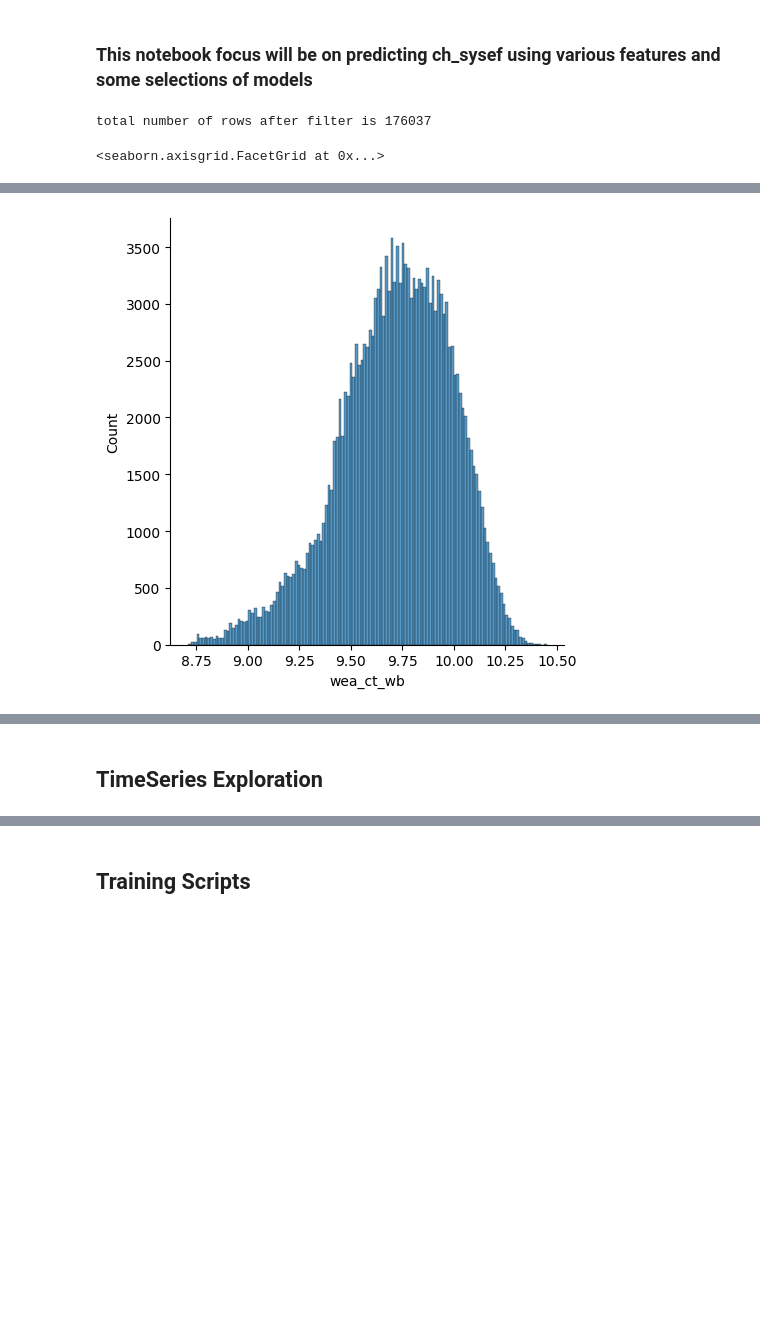
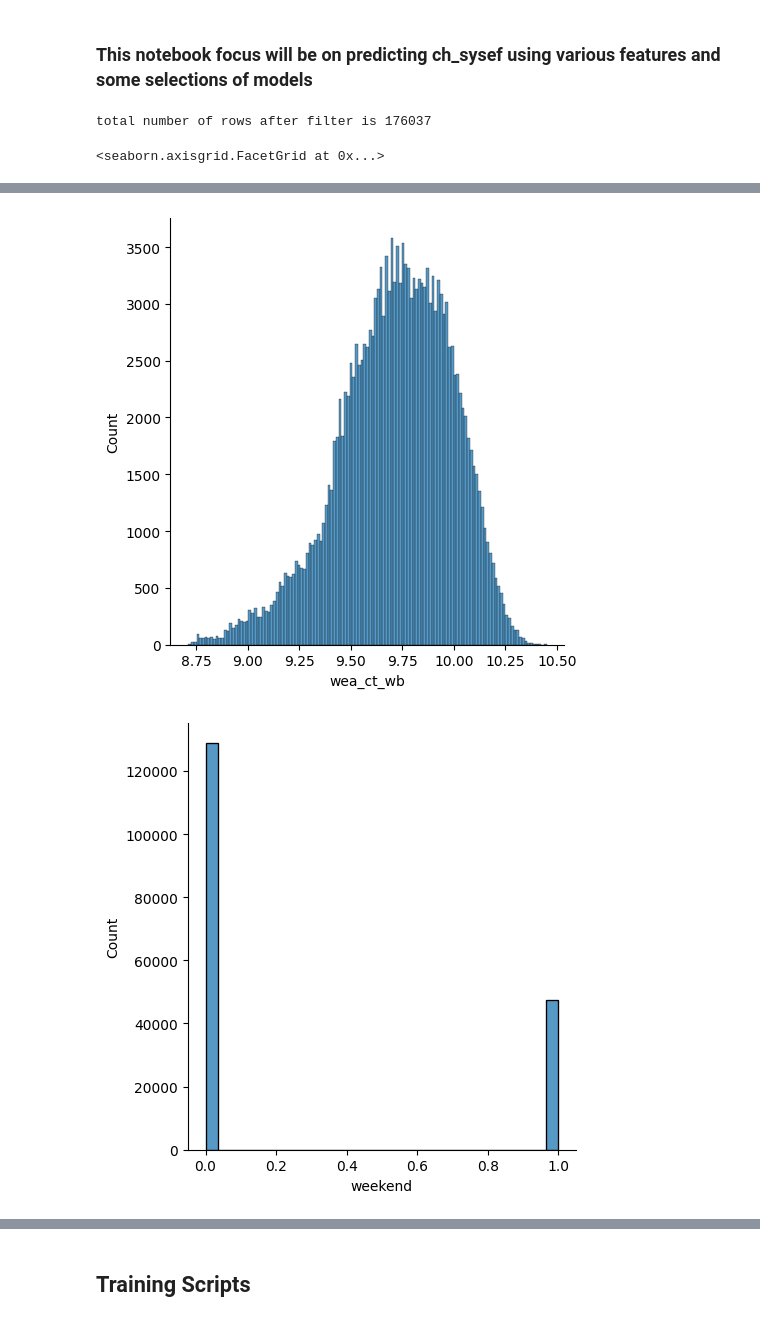
Before and after one commit to kaerintern/optimization, a Jupyter notebook: parklane/Experiments/model_training.ipynb, the cells around one changed output, grey strips where cells are left out. Cells and saved outputs as stored; diff of their text form; code cells hidden in the pictures; blank space fills up the shorter version.

```diff
--- a/parklane/Experiments/model_training.ipynb
+++ b/parklane/Experiments/model_training.ipynb
@@ -72,36 +72,56 @@ fil_df = fil_df[fil_df['ct_approach']<=4]
 fil_df['ct_tot_kw'] = fil_df['ct_1_kw'] + fil_df['ct_2_kw']
 fil_df = fil_df[(fil_df['ct_tot_kw']>=2) & (fil_df['ct_tot_kw']<=20)]
 
+# weekend column
+fil_df['weekend'] = pd.to_datetime(fil_df['timestamp']).dt.dayofweek
+fil_df['weekend'] = fil_df['weekend'].apply(lambda x:1 if x<=4 else 2)
+
+# time column
+def time_dec(x):
+    if x<=12:
+        t = 1
+    elif x<=17:
+        t = 2
+    else:
+        t = 3
+
+    return t
+
+fil_df['time'] = pd.to_datetime(fil_df['timestamp']).dt.hour
+fil_df['time'] = fil_df['time'].apply(time_dec)
 
 print("total number of rows after filter is {}".format(len(fil_df)))
 
 # columns manipulation
 fil_df['ch_sysef'] = np.int32(os.environ['ch_sysef_const']) ** fil_df['ch_sysef']
 fil_df['h_cwst'] = fil_df['h_cwst'] ** np.float32(os.environ['h_cwst_const'])
 fil_df['h_cwrt'] = fil_df['h_cwrt'] ** np.float32(os.environ['h_cwrt_const'])
 fil_df['ct_tot_kw'] = fil_df['ct_tot_kw'] ** np.float32(os.environ['ct_tot_const'])
 fil_df['lift'] = fil_df['lift'] * np.int32(os.environ['lift_const'])
 fil_df['wea_ct_wb'] = fil_df['wea_ct_wb'] ** np.float32(os.environ['wea_wb_const'])
 
 # selecting related features only
-ch_sysef_df = fil_df[['ch_sysef','ch_run', 'h_cwst', 'h_cwrt', 'ct_tot_kw', 'lift', 'sys_cl', 'wea_ct_wb']]
+ch_sysef_df = fil_df[['ch_sysef','ch_run', 'h_cwst', 'h_cwrt', 'ct_tot_kw', 'lift', 'sys_cl', 'wea_ct_wb', 'ct_approach', 'time', 'weekend']]
 ch_sysef_df = ch_sysef_df.drop_duplicates().dropna().reset_index()
 
 # distribution
 sns.displot(ch_sysef_df, x="ch_sysef")
 sns.displot(ch_sysef_df, x="h_cwst")
 sns.displot(ch_sysef_df, x="h_cwrt")
 sns.displot(ch_sysef_df, x="ct_tot_kw")
 sns.displot(ch_sysef_df, x="lift")
 sns.displot(ch_sysef_df, x="sys_cl")
 sns.displot(ch_sysef_df, x="wea_ct_wb")
+sns.displot(ch_sysef_df, x="weekend")
+sns.displot(ch_sysef_df, x="time")
 # %% [output]
 total number of rows after filter is 176037
 <seaborn.axisgrid.FacetGrid at 0x...>
 [figure]
 [figure]
 [figure]
 [figure]
 [figure]
 [figure]
 [figure]
+[figure, added]
@@ -108,2 +128,0 @@ total number of rows after filter is 176037
-# %% [markdown]
-## TimeSeries Exploration
```
Also changed, not shown: parts of 7 cells of this notebook.
